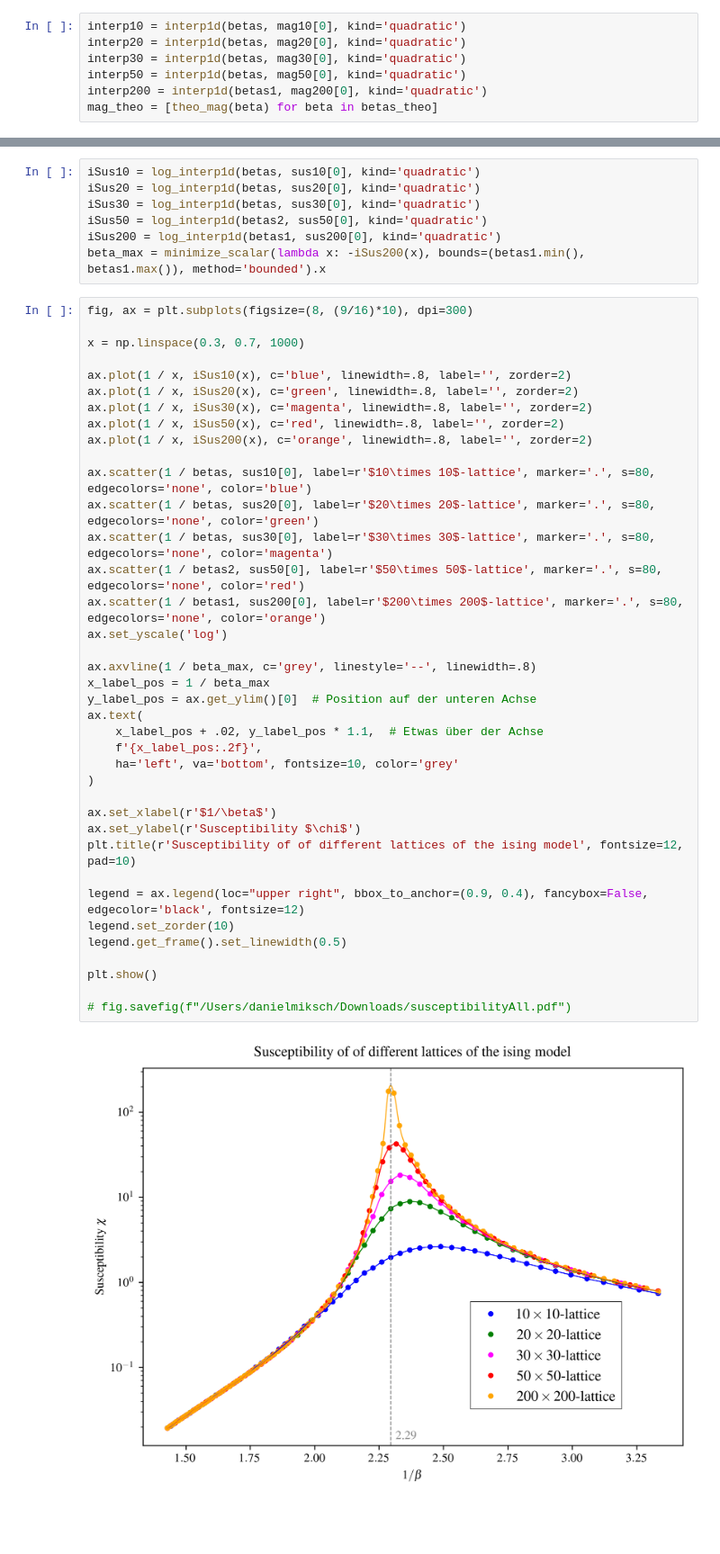
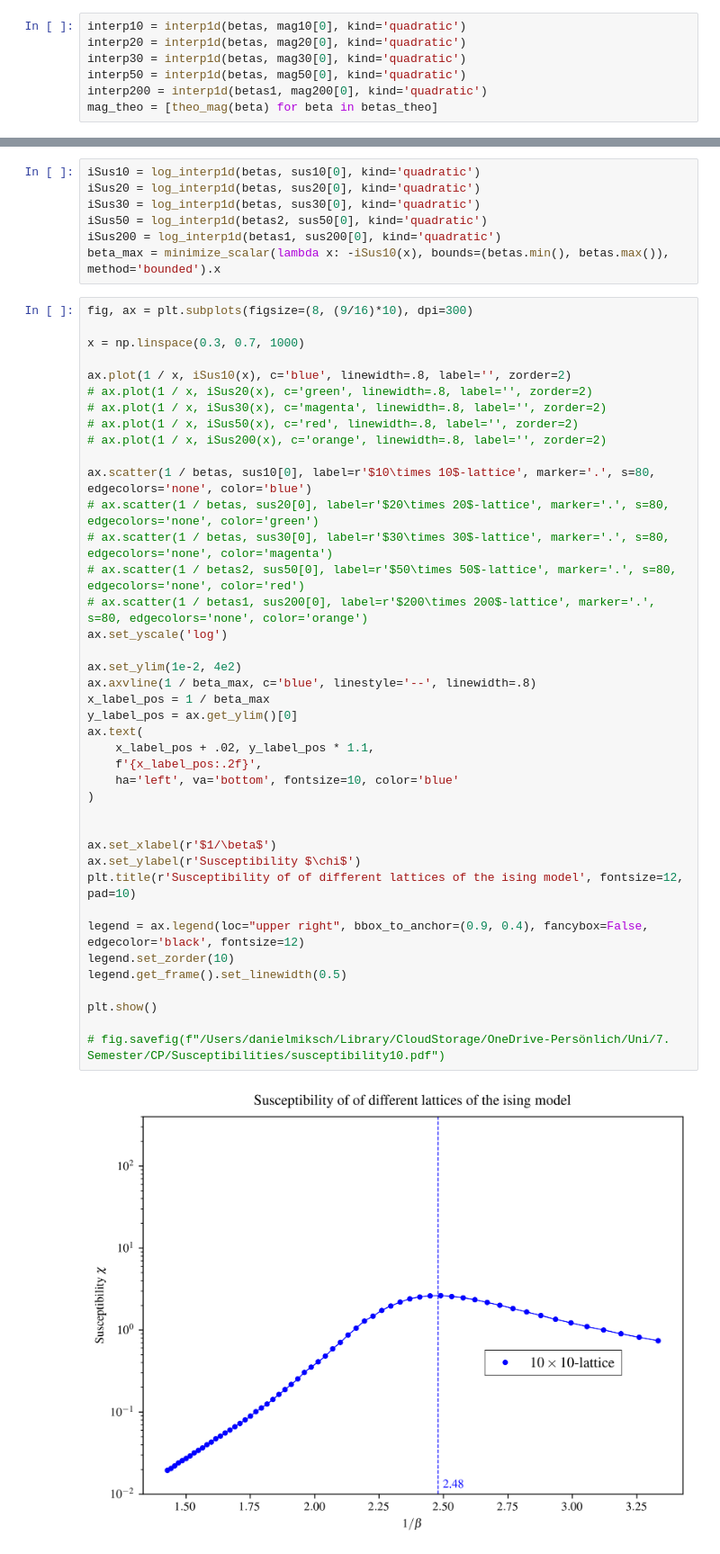
Before and after one commit to dantona02/metropolis, a Jupyter notebook: ising.ipynb, the cells around one changed output, grey strips where cells are left out. Shown at 90% size. Cells and saved outputs as stored; diff of their text form; blank space fills up the shorter version.

```diff
--- a/ising.ipynb
+++ b/ising.ipynb
@@ -105,44 +105,46 @@ iSus20 = log_interp1d(betas, sus20[0], kind='quadratic')
 iSus30 = log_interp1d(betas, sus30[0], kind='quadratic')
 iSus50 = log_interp1d(betas2, sus50[0], kind='quadratic')
 iSus200 = log_interp1d(betas1, sus200[0], kind='quadratic')
-beta_max = minimize_scalar(lambda x: -iSus200(x), bounds=(betas1.min(), betas1.max()), method='bounded').x
+beta_max = minimize_scalar(lambda x: -iSus10(x), bounds=(betas.min(), betas.max()), method='bounded').x
 # %%
 fig, ax = plt.subplots(figsize=(8, (9/16)*10), dpi=300)
 
 x = np.linspace(0.3, 0.7, 1000)
 
 ax.plot(1 / x, iSus10(x), c='blue', linewidth=.8, label='', zorder=2)
-ax.plot(1 / x, iSus20(x), c='green', linewidth=.8, label='', zorder=2)
-ax.plot(1 / x, iSus30(x), c='magenta', linewidth=.8, label='', zorder=2)
-ax.plot(1 / x, iSus50(x), c='red', linewidth=.8, label='', zorder=2)
-ax.plot(1 / x, iSus200(x), c='orange', linewidth=.8, label='', zorder=2)
+# ax.plot(1 / x, iSus20(x), c='green', linewidth=.8, label='', zorder=2)
+# ax.plot(1 / x, iSus30(x), c='magenta', linewidth=.8, label='', zorder=2)
+# ax.plot(1 / x, iSus50(x), c='red', linewidth=.8, label='', zorder=2)
+# ax.plot(1 / x, iSus200(x), c='orange', linewidth=.8, label='', zorder=2)
 
 ax.scatter(1 / betas, sus10[0], label=r'$10\times 10$-lattice', marker='.', s=80, edgecolors='none', color='blue')
-ax.scatter(1 / betas, sus20[0], label=r'$20\times 20$-lattice', marker='.', s=80, edgecolors='none', color='green')
-ax.scatter(1 / betas, sus30[0], label=r'$30\times 30$-lattice', marker='.', s=80, edgecolors='none', color='magenta')
-ax.scatter(1 / betas2, sus50[0], label=r'$50\times 50$-lattice', marker='.', s=80, edgecolors='none', color='red')
-ax.scatter(1 / betas1, sus200[0], label=r'$200\times 200$-lattice', marker='.', s=80, edgecolors='none', color='orange')
+# ax.scatter(1 / betas, sus20[0], label=r'$20\times 20$-lattice', marker='.', s=80, edgecolors='none', color='green')
+# ax.scatter(1 / betas, sus30[0], label=r'$30\times 30$-lattice', marker='.', s=80, edgecolors='none', color='magenta')
+# ax.scatter(1 / betas2, sus50[0], label=r'$50\times 50$-lattice', marker='.', s=80, edgecolors='none', color='red')
+# ax.scatter(1 / betas1, sus200[0], label=r'$200\times 200$-lattice', marker='.', s=80, edgecolors='none', color='orange')
 ax.set_yscale('log')
 
-ax.axvline(1 / beta_max, c='grey', linestyle='--', linewidth=.8)
+ax.set_ylim(1e-2, 4e2)
+ax.axvline(1 / beta_max, c='blue', linestyle='--', linewidth=.8)
 x_label_pos = 1 / beta_max
-y_label_pos = ax.get_ylim()[0]  # Position auf der unteren Achse
+y_label_pos = ax.get_ylim()[0]
 ax.text(
-    x_label_pos + .02, y_label_pos * 1.1,  # Etwas über der Achse
+    x_label_pos + .02, y_label_pos * 1.1,
     f'{x_label_pos:.2f}',
-    ha='left', va='bottom', fontsize=10, color='grey'
+    ha='left', va='bottom', fontsize=10, color='blue'
 )
+
 
 ax.set_xlabel(r'$1/\beta$')
 ax.set_ylabel(r'Susceptibility $\chi$')
 plt.title(r'Susceptibility of of different lattices of the ising model', fontsize=12, pad=10)
 
 legend = ax.legend(loc="upper right", bbox_to_anchor=(0.9, 0.4), fancybox=False, edgecolor='black', fontsize=12)
 legend.set_zorder(10)
 legend.get_frame().set_linewidth(0.5)
 
 plt.show()
 
-# fig.savefig(f"/Users/danielmiksch/Downloads/susceptibilityAll.pdf")
+# fig.savefig(f"/Users/danielmiksch/Library/CloudStorage/OneDrive-Persönlich/Uni/7. Semester/CP/Susceptibilities/susceptibility10.pdf")
 # %% [output]
-[figure, old version]
+[figure, new version]
```
Also changed, not shown: parts of 1 cell of this notebook.
